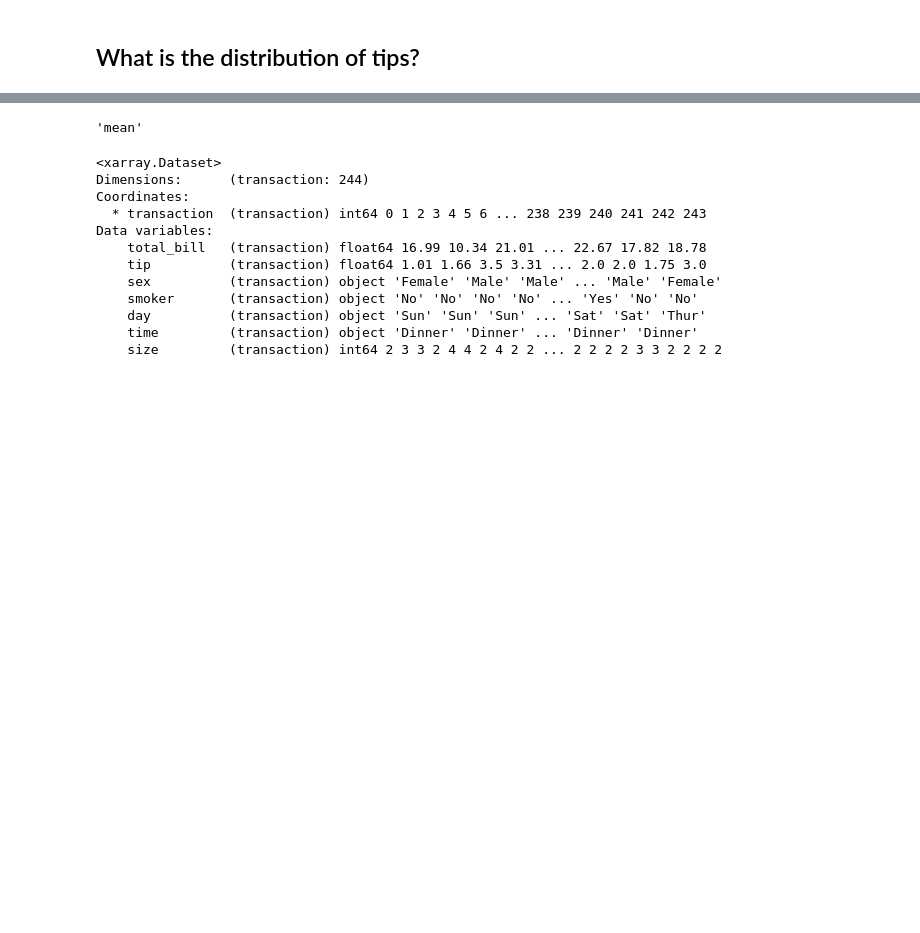
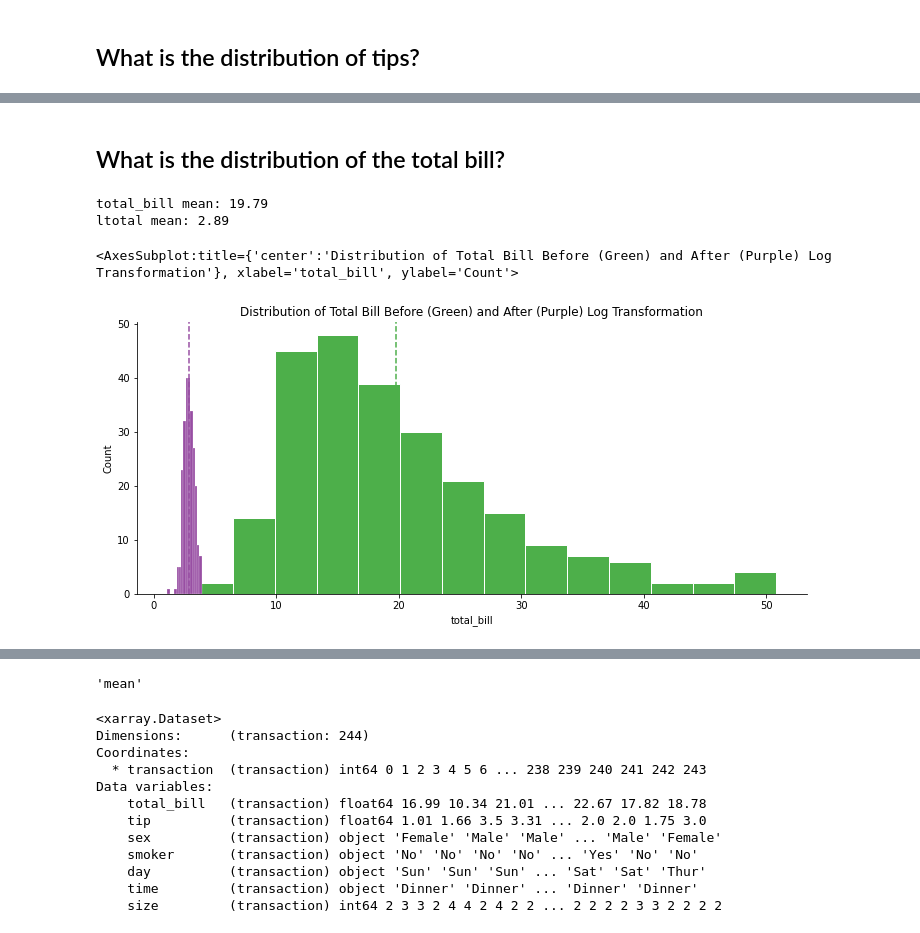
Before and after one commit to choct155/statsConcepts, a Jupyter notebook: notebooks/Regression.ipynb, the cells around one changed output, grey strips where cells are left out. Drawn from its saved outputs; the diff is of its cells as text; code cells hidden in the pictures; blank space fills up the shorter version.

```diff
--- a/notebooks/Regression.ipynb
+++ b/notebooks/Regression.ipynb
@@ -59,0 +78,14 @@ compare = overall_d.univariate_compare(
+# %% [markdown]
+## What is the distribution of the total bill?
+# %%
+Viz.univariate_compare(
+    series=[dollar_series[col] for col in ["total_bill", "ltotal"]],
+    stat=np.mean,
+    title="Distribution of Total Bill Before (Green) and After (Purple) Log Transformation",
+    alpha=0.2
+)
+# %% [output]
+total_bill mean: 19.79
+ltotal mean: 2.89
+<AxesSubplot:title={'center':'Distribution of Total Bill Before (Green) and After (Purple) Log Transformation'}, xlabel='total_bill', ylabel='Count'>
+[figure, added]
```
Also changed, not shown: parts of 25 cells of this notebook, 7 other files.
